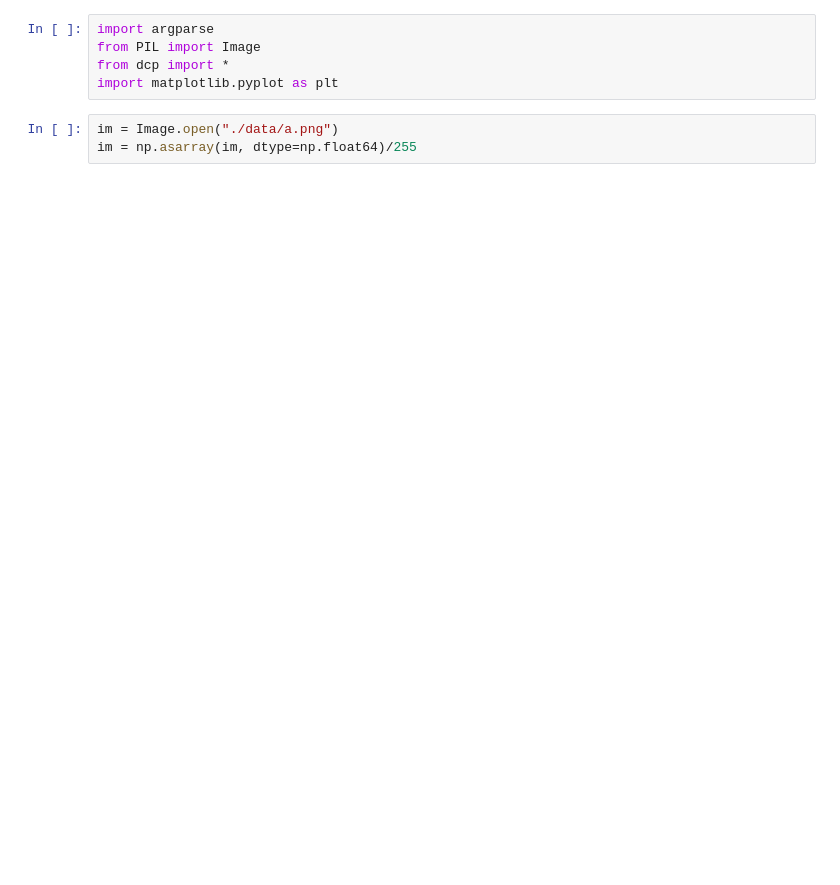
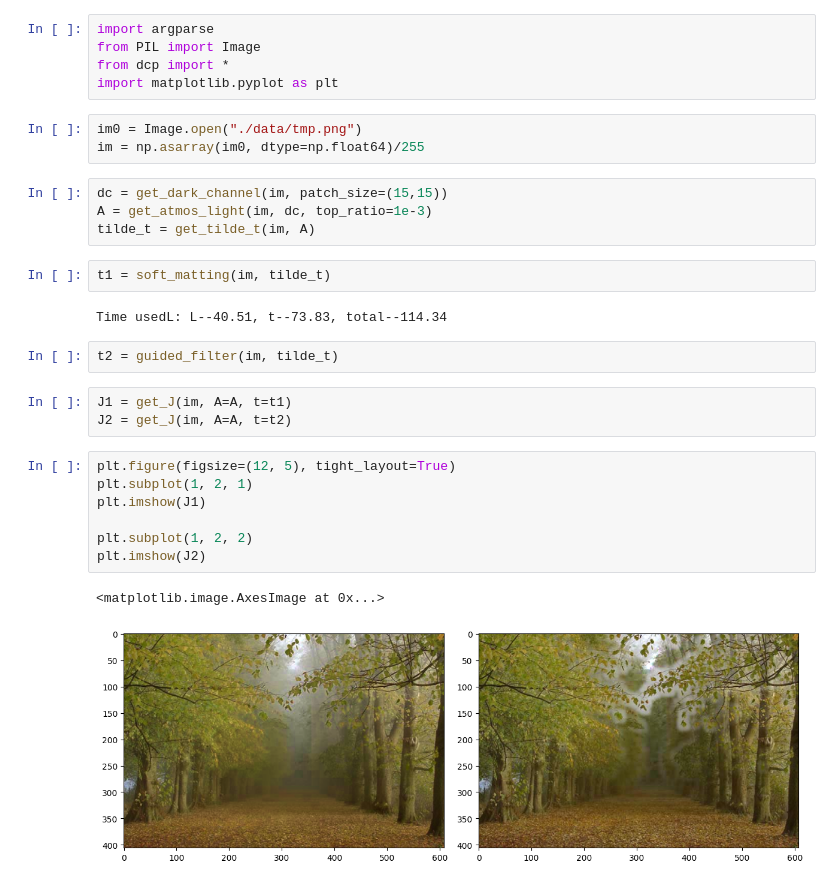
Before and after one commit to Dashvvood/dehaze-dcp, a Jupyter notebook: demo.ipynb, the cells around one changed output. Cells and saved outputs as stored; diff of their text form; blank space fills up the shorter version.

```diff
--- a/demo.ipynb
+++ b/demo.ipynb
@@ -7,6 +10,29 @@ from PIL import Image
 from dcp import *
 import matplotlib.pyplot as plt
 # %%
-im = Image.open("./data/a.png")
-im = np.asarray(im, dtype=np.float64)/255
+im0 = Image.open("./data/tmp.png")
+im = np.asarray(im0, dtype=np.float64)/255
+# %%
+dc = get_dark_channel(im, patch_size=(15,15))
+A = get_atmos_light(im, dc, top_ratio=1e-3)
+tilde_t = get_tilde_t(im, A)
+# %%
+t1 = soft_matting(im, tilde_t)
+# %% [output]
+Time usedL: L--40.51, t--73.83, total--114.34
+# %%
+t2 = guided_filter(im, tilde_t)
+# %%
+J1 = get_J(im, A=A, t=t1)
+J2 = get_J(im, A=A, t=t2)
+# %%
+plt.figure(figsize=(12, 5), tight_layout=True)
+plt.subplot(1, 2, 1)
+plt.imshow(J1)
+
+plt.subplot(1, 2, 2)
+plt.imshow(J2)
+# %% [output]
+<matplotlib.image.AxesImage at 0x...>
+[figure, added]
 # %%
```
Also changed, not shown: parts of 8 cells of this notebook, 5 other files.
